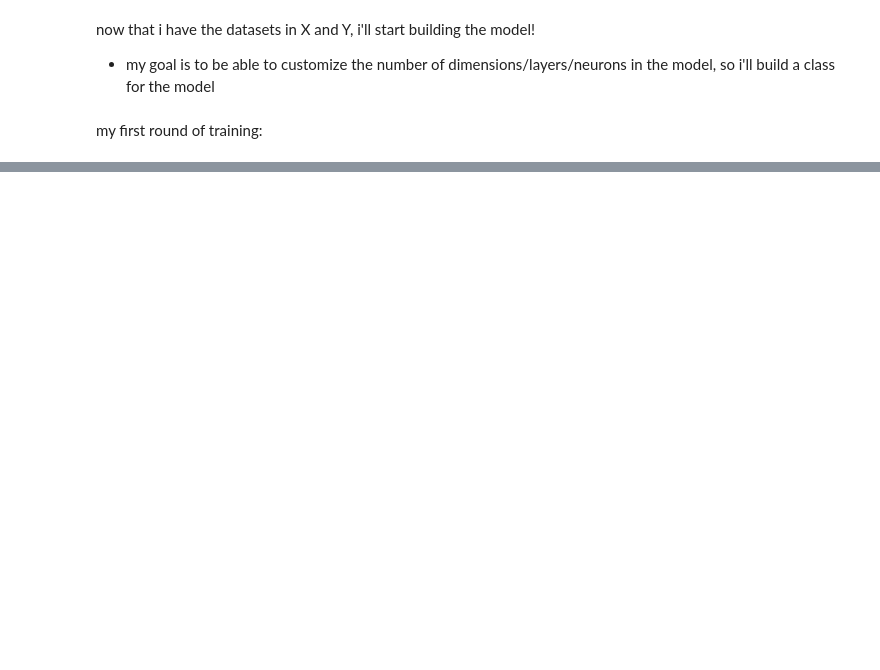
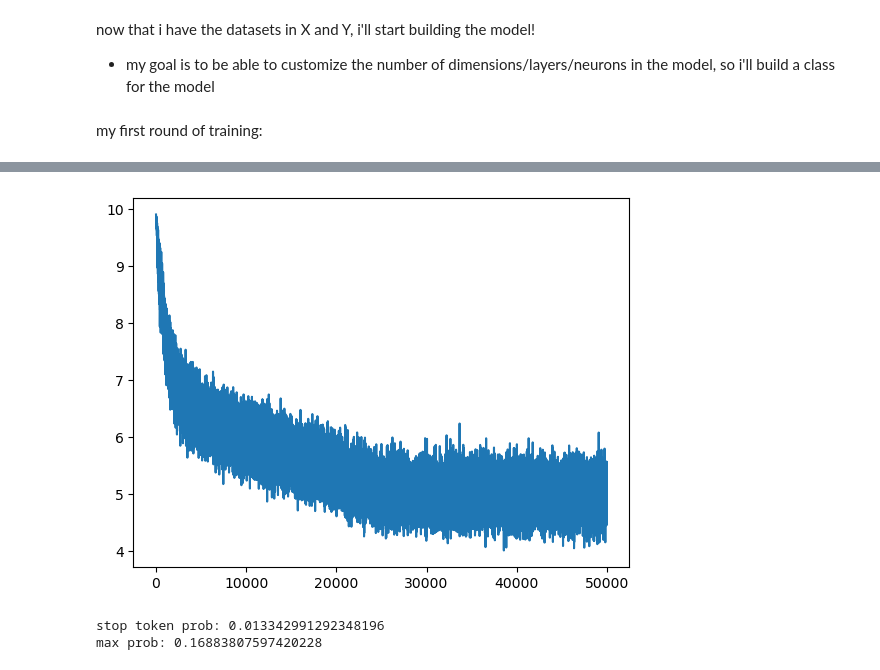
Before and after one commit to shubhav1/mlp-from-scratch, a Jupyter notebook: mlp_numpy.ipynb, the cells around one changed output, grey strips where cells are left out. Cells and saved outputs as stored; diff of their text form; code cells hidden in the pictures; blank space fills up the shorter version.

```diff
--- a/mlp_numpy.ipynb
+++ b/mlp_numpy.ipynb
@@ -298,0 +948,19 @@ text
+# %%
+dims = 64
+
+# using sample layers/sizes as model2 since it got me a pretty low loss
+
+model4 = MLP(Xtr, Ytr, batch_size=128, dims=dims, vocab_size=vocab_size)
+
+model4.InputLayer(model4)
+model4.LinearLayer(model4, context_size*dims, 512)
+model4.BatchNorm(model4, 512)
+model4.Tanh(model4)
+model4.LinearLayer(model4, 512, 512)
+model4.BatchNorm(model4, 512)
+model4.Tanh(model4)
+model4.LinearLayer(model4, 512, vocab_size)
+model4.SoftMax(model4)
+
+# on model 2, loss started bouncing around on the last ~20k iterations, so i've reduced it from 0.005 to 0.001
+model4.train(50000, 0.05, 0.001)
@@ -298,0 +985,12 @@ text
+# %%
+model4.plotloss()
+# %% [output]
+[figure, added]
+# %%
+x = model4.layers[-1].get_probs()
+x = x[0]
+print("stop token prob:", x[0])
+print("max prob:", x.max())
+# %% [output]
+stop token prob: 0.013342991292348196
+max prob: 0.16883807597420228
```
Also changed, not shown: parts of 41 cells of this notebook.
